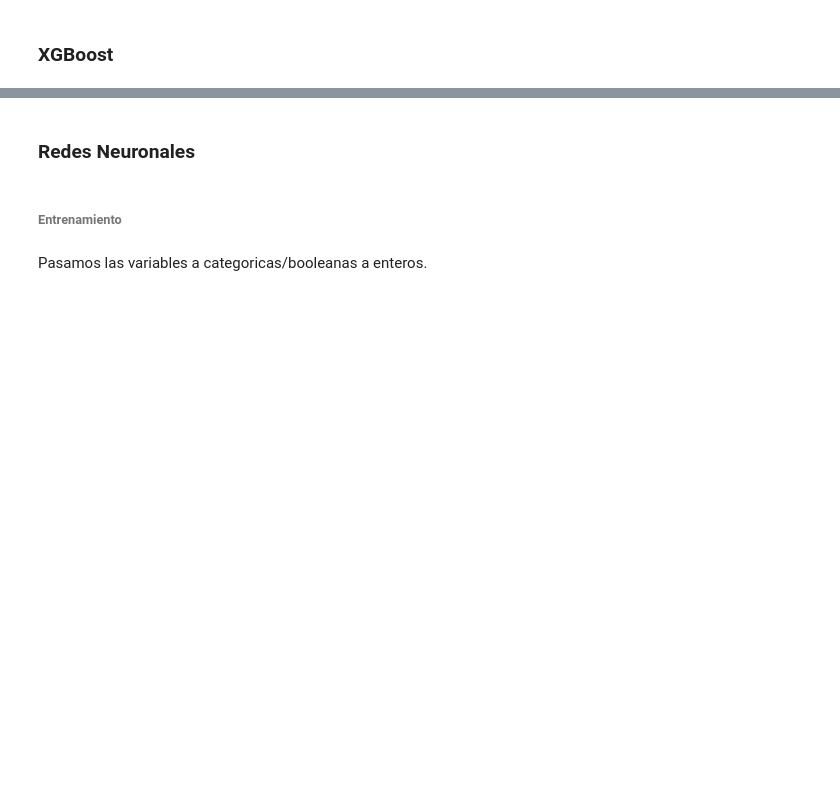
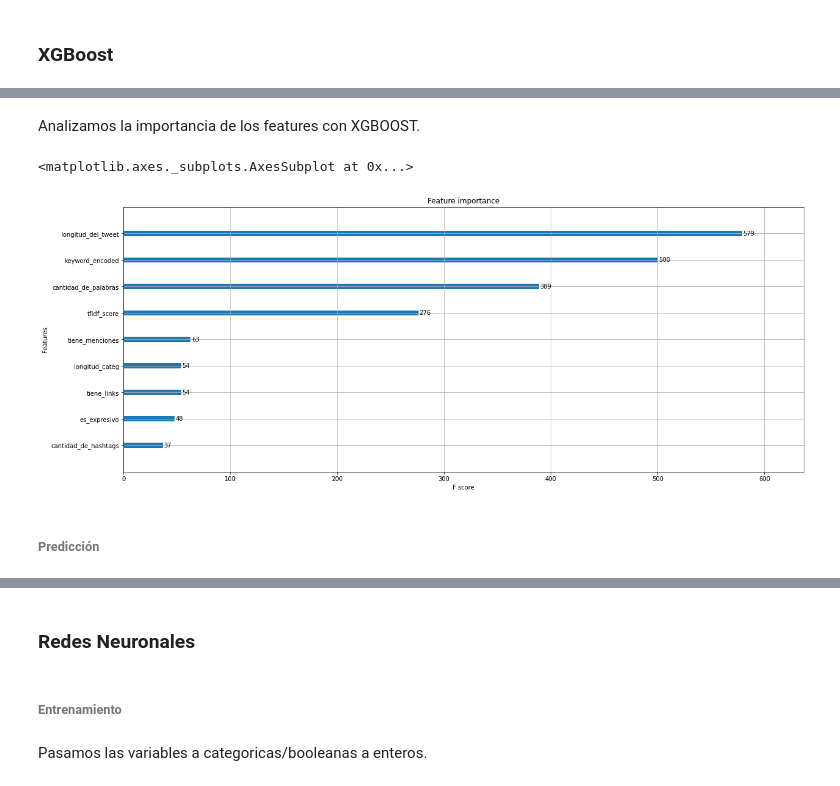
Before and after one commit to alepenaa94/TP2-2020, a Jupyter notebook: Notebooks/Algoritmos.ipynb, the cells around one changed output, grey strips where cells are left out. Saved outputs shown, nothing was run; the diff lists cells and outputs as text; code cells hidden in the pictures; blank space fills up the shorter version.

```diff
--- a/Notebooks/Algoritmos.ipynb
+++ b/Notebooks/Algoritmos.ipynb
@@ -158,3 +162,13 @@ weighted avg       0.75      0.76      0.75      1523
+# %% [markdown]
+Analizamos la importancia de los features con XGBOOST.
+# %%
+plt.rcParams['figure.figsize'] = [20, 8]
+xgb.plot_importance(xgboost)
+# %% [output]
+<matplotlib.axes._subplots.AxesSubplot at 0x...>
+[figure, added]
+# %% [markdown]
+###### Predicción
 # %%
 registros_a_predecir = test_df.sort_values(by='id',ascending=True).iloc[:,1:]
 # %%
```
Also changed, not shown: parts of 19 cells of this notebook, 5 other files.
